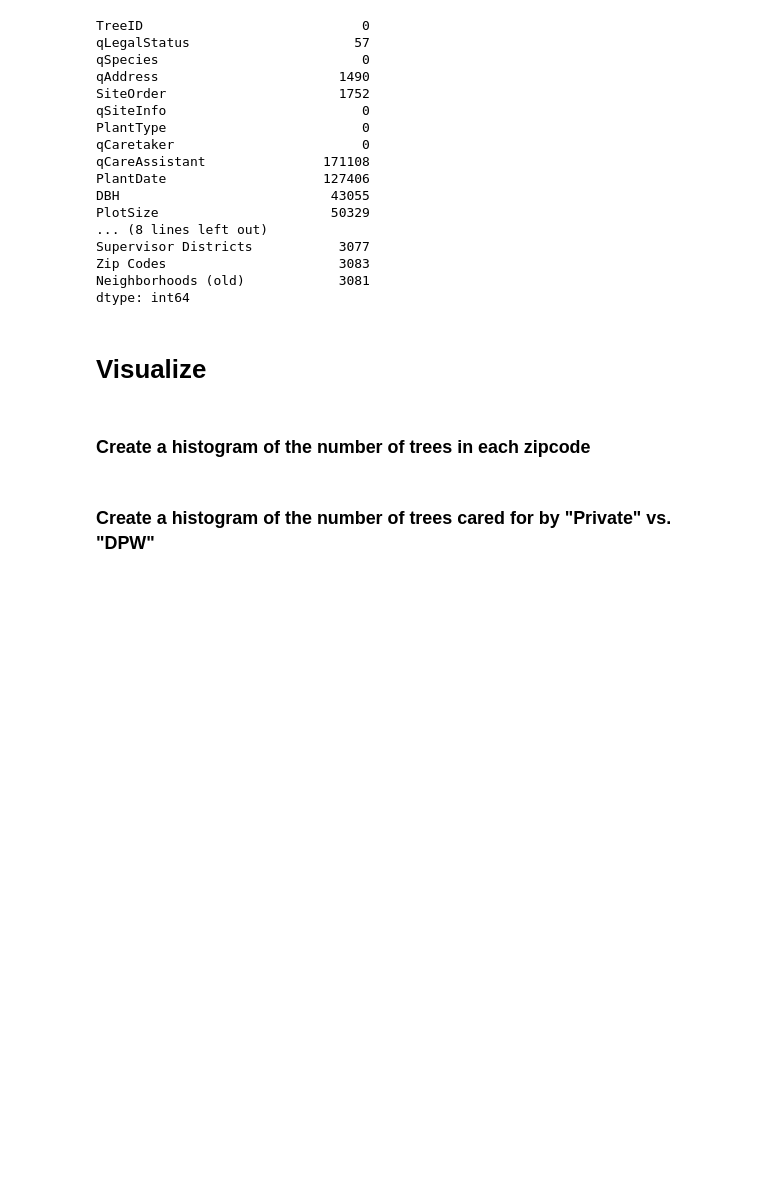
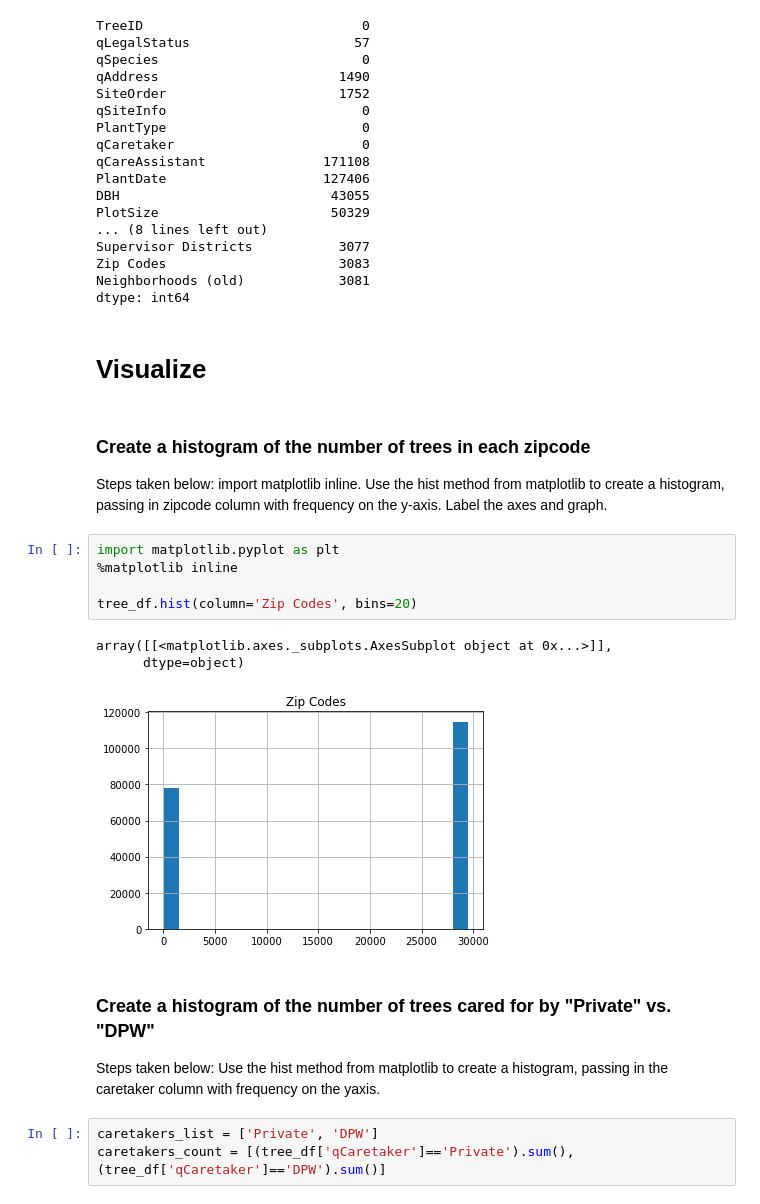
Before and after one commit to LucyDykhouse/tree-data-exploration, a Jupyter notebook: tree-data-exercise.ipynb, the cells around one changed output. Saved outputs shown, nothing was run; the diff lists cells and outputs as text; blank space fills up the shorter version.

Commit message:
Finished visualization section

```diff
--- a/tree-data-exercise.ipynb
+++ b/tree-data-exercise.ipynb
@@ -193,7 +193,21 @@ Neighborhoods (old)            3081
 dtype: int64
 # %% [markdown]
 # Visualize
-# %% [markdown]
-### Create a histogram of the number of trees in each zipcode
+# %% [markdown]
+### Create a histogram of the number of trees in each zipcode
+Steps taken below: import matplotlib inline. Use the hist method from matplotlib to create a histogram, passing in zipcode column with frequency on the y-axis. Label the axes and graph.
+# %%
+import matplotlib.pyplot as plt
+%matplotlib inline
+
+tree_df.hist(column='Zip Codes', bins=20)
+# %% [output]
+array([[<matplotlib.axes._subplots.AxesSubplot object at 0x...>]],
+      dtype=object)
+[figure, added]
 # %% [markdown]
 ### Create a histogram of the number of trees cared for by "Private" vs. "DPW"
+Steps taken below: Use the hist method from matplotlib to create a histogram, passing in the caretaker column with frequency on the yaxis.
+# %%
+caretakers_list = ['Private', 'DPW']
+caretakers_count = [(tree_df['qCaretaker']=='Private').sum(), (tree_df['qCaretaker']=='DPW').sum()]
```
Also changed, not shown: parts of 3 cells of this notebook.
